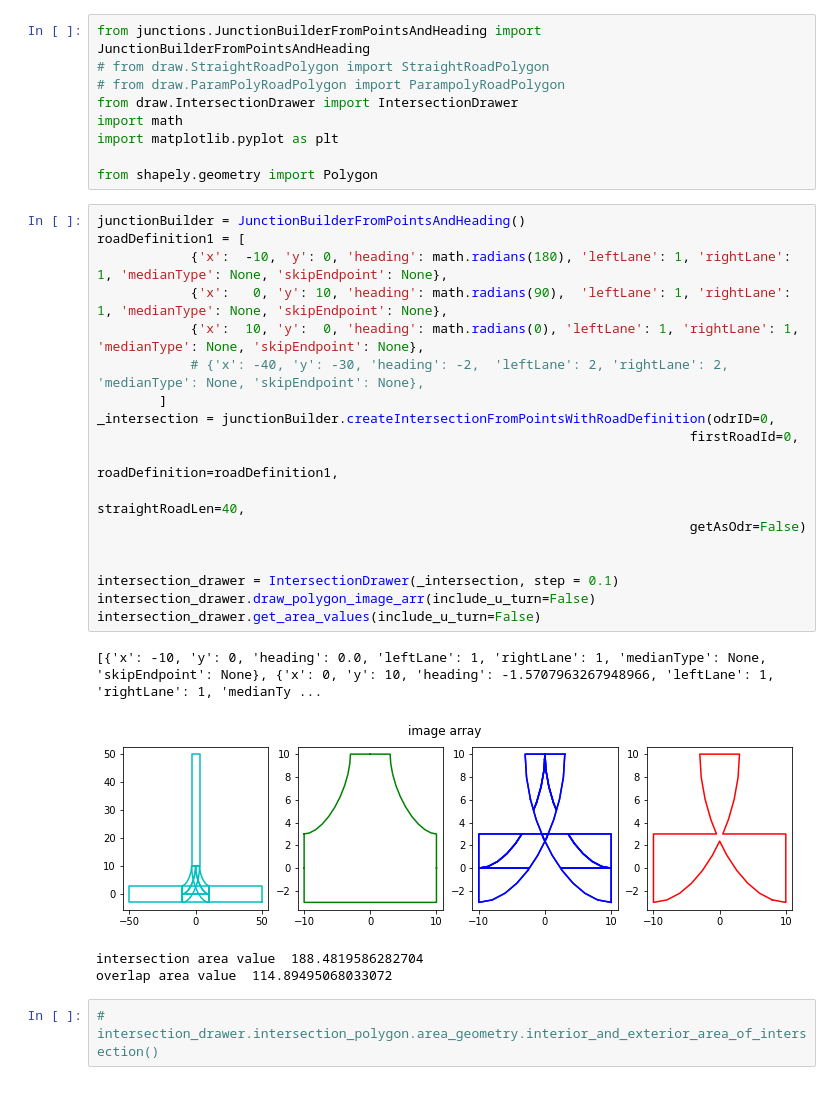
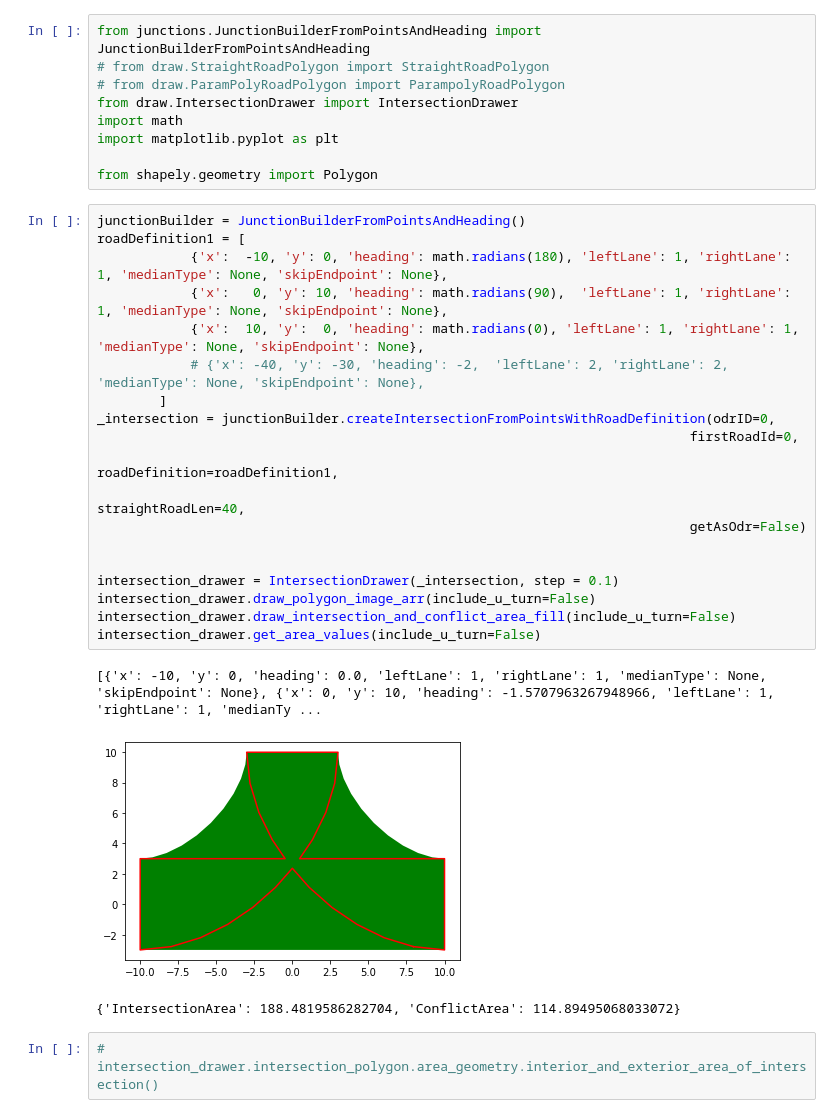
Before and after one commit to AugmentedDesignLab/junction-art, a Jupyter notebook: draw/intersection_drawer_refactor.ipynb, the cells around one changed output. Saved outputs shown, nothing was run; the diff lists cells and outputs as text.

Commit message:
draw conlfict area and intersection togather

```diff
--- a/draw/intersection_drawer_refactor.ipynb
+++ b/draw/intersection_drawer_refactor.ipynb
@@ -24,26 +24,26 @@ from shapely.geometry import Polygon
 # %%
 junctionBuilder = JunctionBuilderFromPointsAndHeading()
 roadDefinition1 = [
             {'x':  -10, 'y': 0, 'heading': math.radians(180), 'leftLane': 1, 'rightLane': 1, 'medianType': None, 'skipEndpoint': None},
             {'x':   0, 'y': 10, 'heading': math.radians(90),  'leftLane': 1, 'rightLane': 1, 'medianType': None, 'skipEndpoint': None},
             {'x':  10, 'y':  0, 'heading': math.radians(0), 'leftLane': 1, 'rightLane': 1, 'medianType': None, 'skipEndpoint': None},
             # {'x': -40, 'y': -30, 'heading': -2,  'leftLane': 2, 'rightLane': 2, 'medianType': None, 'skipEndpoint': None},
         ]
 _intersection = junctionBuilder.createIntersectionFromPointsWithRoadDefinition(odrID=0,
                                                                             firstRoadId=0,
                                                                             roadDefinition=roadDefinition1,
                                                                             straightRoadLen=40,
                                                                             getAsOdr=False)
 
 
 intersection_drawer = IntersectionDrawer(_intersection, step = 0.1)
 intersection_drawer.draw_polygon_image_arr(include_u_turn=False)
+intersection_drawer.draw_intersection_and_conflict_area_fill(include_u_turn=False)
 intersection_drawer.get_area_values(include_u_turn=False)
 # %% [output]
 [{'x': -10, 'y': 0, 'heading': 0.0, 'leftLane': 1, 'rightLane': 1, 'medianType': None, 'skipEndpoint': None}, {'x': 0, 'y': 10, 'heading': -1.5707963267948966, 'leftLane': 1, 'rightLane': 1, 'medianTy ...
-[figure, old version]
+[figure, new version]
-intersection area value  188.4819586282704
-overlap area value  114.89495068033072
+{'IntersectionArea': 188.4819586282704, 'ConflictArea': 114.89495068033072}
 # %%
 # intersection_drawer.intersection_polygon.area_geometry.interior_and_exterior_area_of_intersection()
 # %%
```
Also changed, not shown: parts of 1 cell of this notebook, 1 other file.
